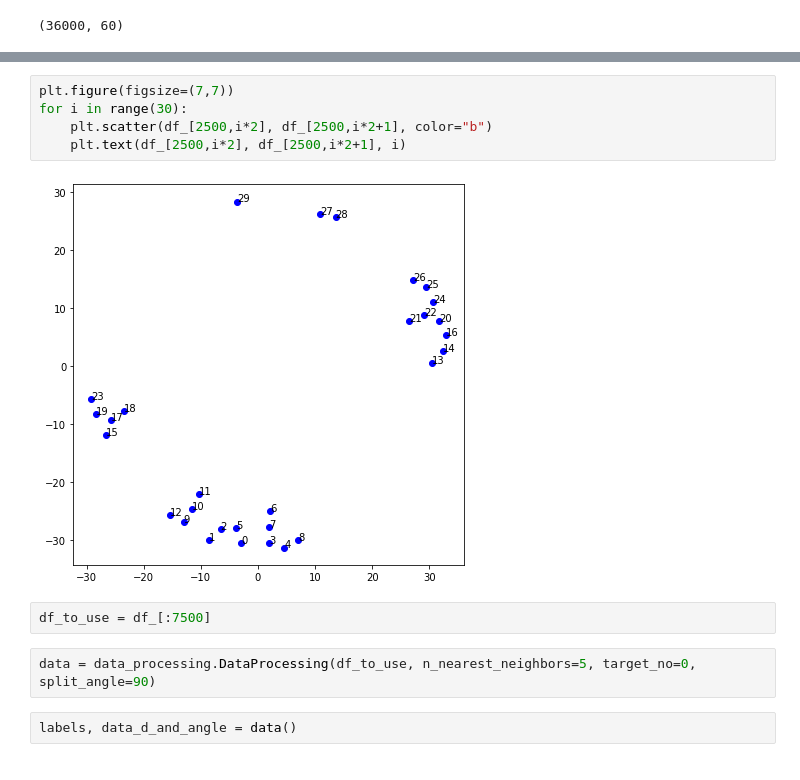
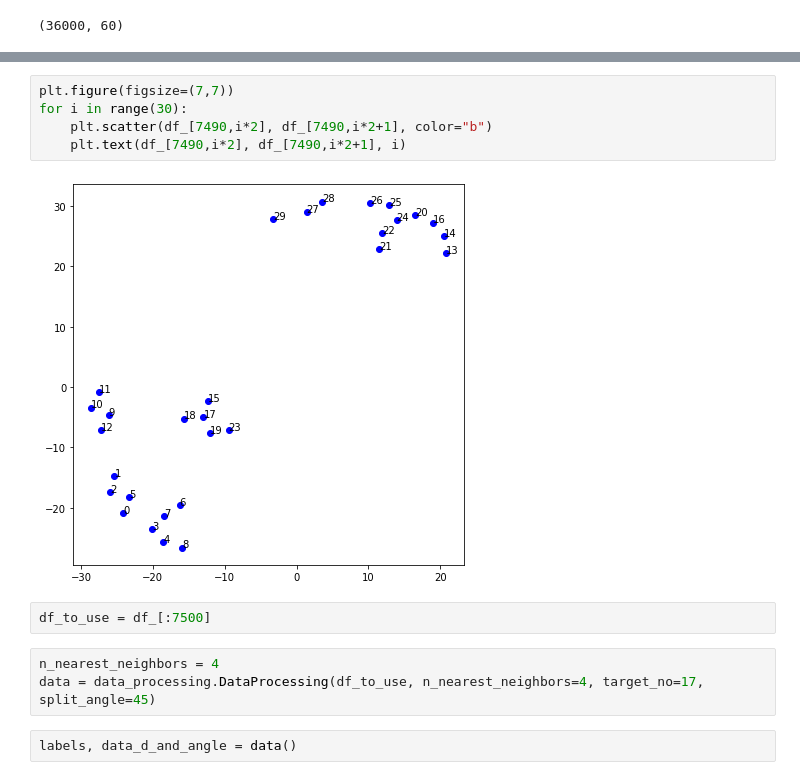
Before and after one commit to AyutoUeda/research, a Jupyter notebook: 30droplets/30droplets.ipynb, the cells around one changed output, grey strips where cells are left out. Drawn from its saved outputs; the diff is of its cells as text.

```diff
--- a/30droplets/30droplets.ipynb
+++ b/30droplets/30droplets.ipynb
@@ -61,14 +61,15 @@ HTML(ani.to_html5_video())
 # %%
 plt.figure(figsize=(7,7))
 for i in range(30):
-    plt.scatter(df_[2500,i*2], df_[2500,i*2+1], color="b")
-    plt.text(df_[2500,i*2], df_[2500,i*2+1], i)
+    plt.scatter(df_[7490,i*2], df_[7490,i*2+1], color="b")
+    plt.text(df_[7490,i*2], df_[7490,i*2+1], i)
 # %% [output]
-[figure, old version]
+[figure, new version]
 # %%
 df_to_use = df_[:7500]
 # %%
-data = data_processing.DataProcessing(df_to_use, n_nearest_neighbors=5, target_no=0, split_angle=90)
+n_nearest_neighbors = 4
+data = data_processing.DataProcessing(df_to_use, n_nearest_neighbors=4, target_no=17, split_angle=45)
 # %%
 labels, data_d_and_angle = data()
 # %%
```
Also changed, not shown: parts of 17 cells of this notebook.
